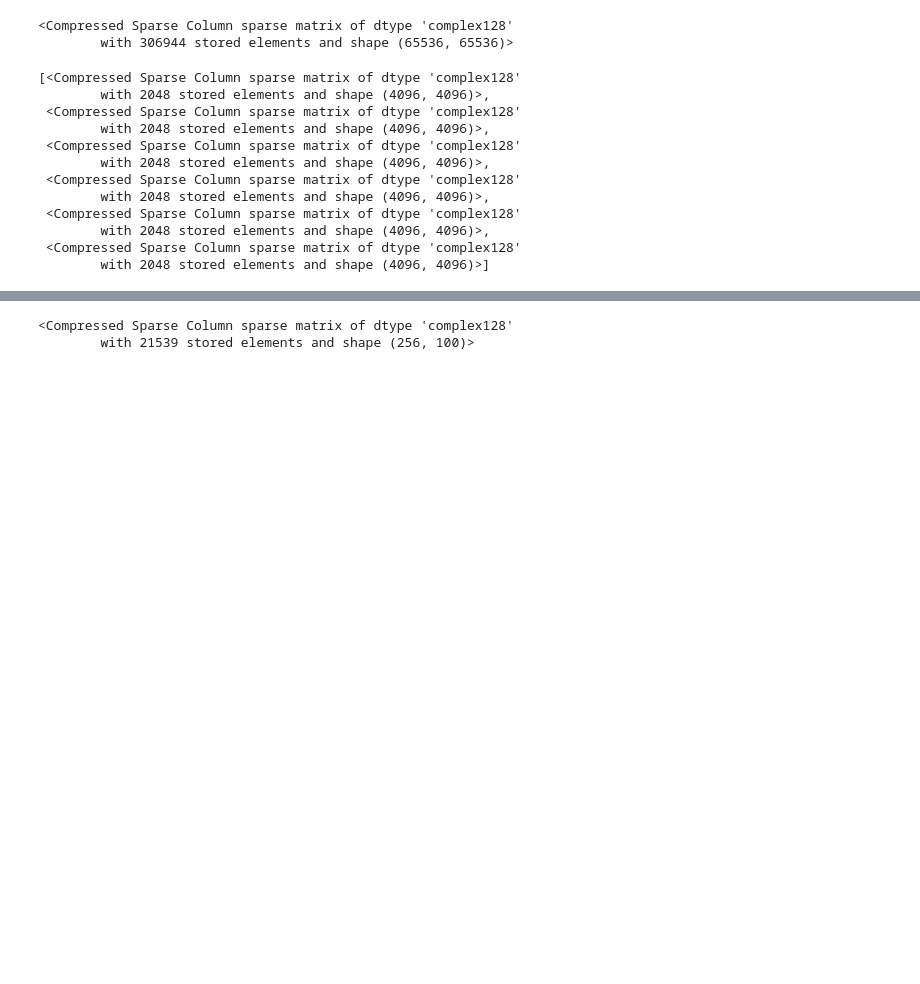
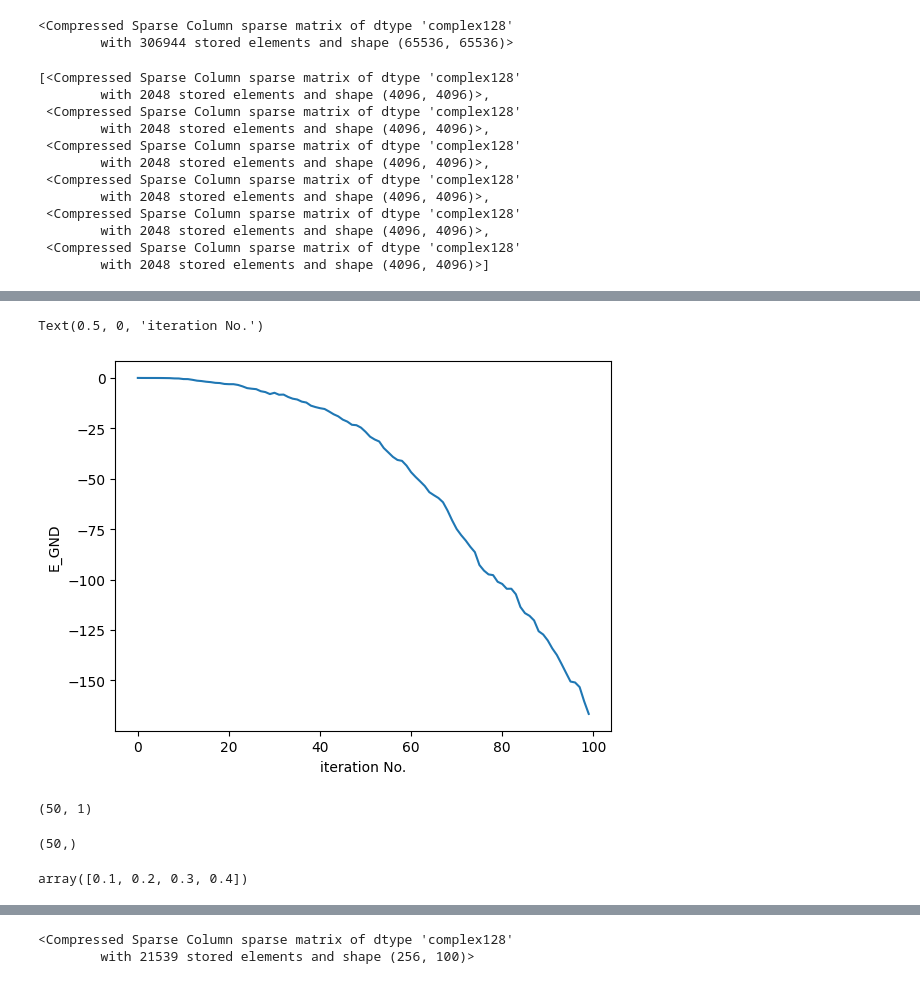
Before and after one commit to evgenii-poliakoff/lightcones, a Jupyter notebook: tutorials/dmrg.ipynb, the cells around one changed output, grey strips where cells are left out. Drawn from its saved outputs; the diff is of its cells as text; code cells hidden in the pictures; blank space fills up the shorter version.

```diff
--- a/tutorials/dmrg.ipynb
+++ b/tutorials/dmrg.ipynb
@@ -241,0 +317,23 @@ ValueError: dimension mismatch
+# %%
+import matplotlib.pyplot as plt
+plt.plot(np.array(E_GND_convergence) / (np.array(range(len(E_GND_convergence))) + l))
+#plt.plot(np.array(E_GND_convergence))
+plt.ylabel(r"E_GND")
+plt.xlabel(r"iteration No.")
+# %% [output]
+Text(0.5, 0, 'iteration No.')
+[figure, added]
+# %%
+ll.as_column_vector(np.array(range(len(E_GND_convergence))) + l).shape
+# %% [output]
+(50, 1)
+# %%
+np.array(E_GND_convergence).shape
+# %% [output]
+(50,)
+# %%
+a = np.array([1, 2, 3, 4])
+b = np.array([10, 10, 10, 10])
+a / b
+# %% [output]
+array([0.1, 0.2, 0.3, 0.4])
```
Also changed, not shown: parts of 4 cells of this notebook, 8 other files.
